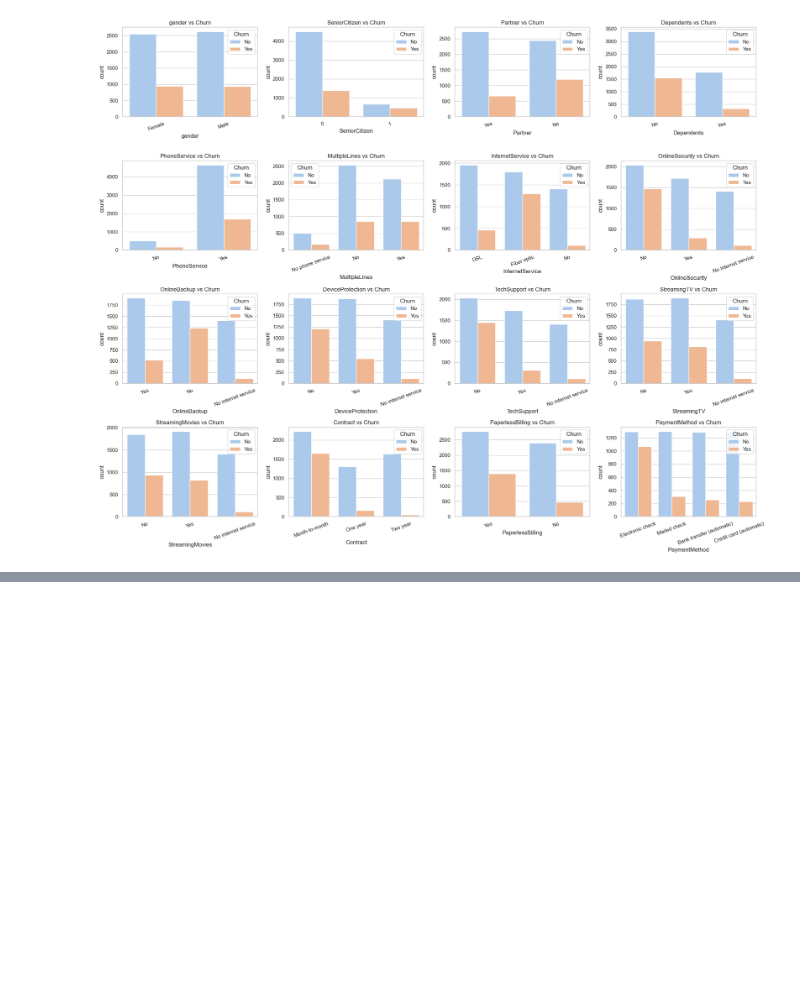
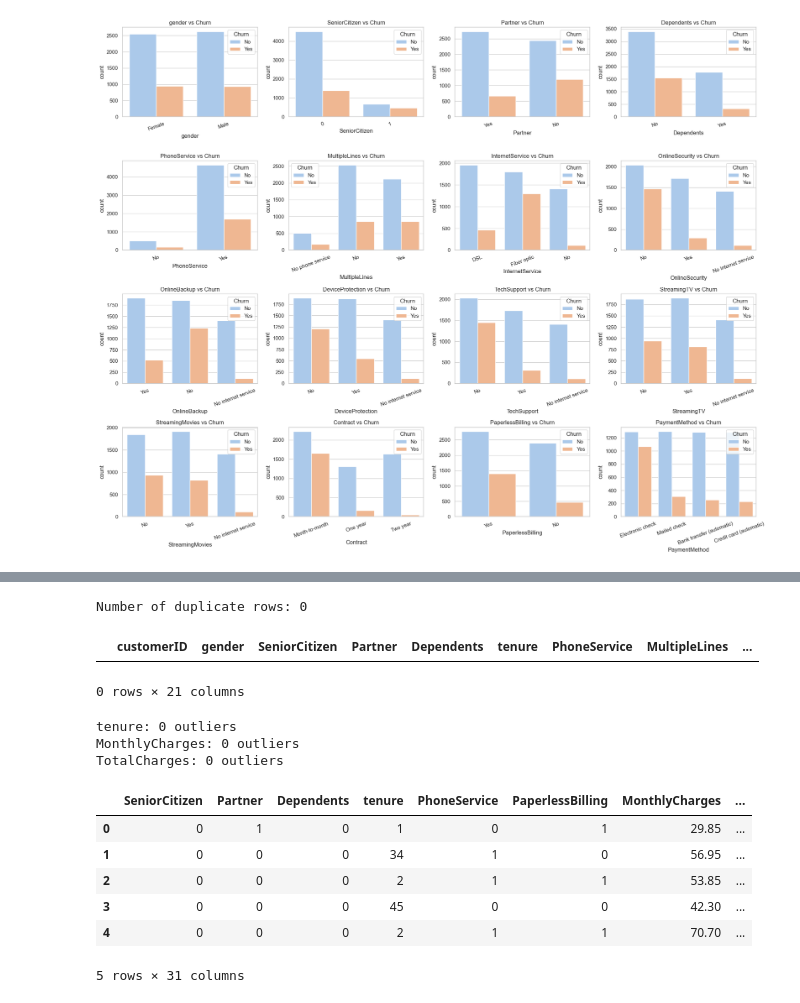
Before and after one commit to MinaMehdipoor/Telco-churn-prediction, a Jupyter notebook: main.ipynb, the cells around one changed output, grey strips where cells are left out. Drawn from its saved outputs; the diff is of its cells as text; code cells hidden in the pictures; blank space fills up the shorter version.

```diff
--- a/main.ipynb
+++ b/main.ipynb
@@ -190,0 +213,8 @@ Mailed check               0.807980  0.192020
+# %%
+duplicate_rows = df[df.duplicated(keep=False)]
+print(f"Number of duplicate rows: {duplicate_rows.shape[0]}")
+duplicate_rows
+# %% [output]
+Number of duplicate rows: 0
+|  | customerID | gender | SeniorCitizen | Partner | Dependents | tenure | PhoneService | MultipleLines | ... |
+0 rows × 21 columns
@@ -190,0 +223,41 @@ Mailed check               0.807980  0.192020
+# %%
+# Outlier detection
+for col in numeric_cols:
+    Q1 = df[col].quantile(0.25)
+    Q3 = df[col].quantile(0.75)
+    IQR = Q3 - Q1
+    lower_bound = Q1 - 1.5 * IQR
+    upper_bound = Q3 + 1.5 * IQR
+    outliers = df[(df[col] < lower_bound) | (df[col] > upper_bound)]
+    print(f"{col}: {outliers.shape[0]} outliers")
+# %% [output]
+tenure: 0 outliers
+MonthlyCharges: 0 outliers
+TotalCharges: 0 outliers
+# %%
+numeric_cols = ["tenure", "MonthlyCharges", "TotalCharges"]
+
+binary_cols = ["SeniorCitizen", "Partner", "Dependents", "PhoneService", "PaperlessBilling"]
+
+categorical_cols = ["gender", "MultipleLines", "InternetService", "OnlineSecurity", "OnlineBackup",
+"DeviceProtection", "TechSupport", "StreamingTV", "StreamingMovies", "Contract", "PaymentMethod"]
+# %%
+binary_mapping = {"Yes": 1, "No": 0}
+
+for col in binary_cols:
+    if df[col].dtype == "object":
+        df[col] = df[col].map(binary_mapping)
+
+df["Churn"] = df["Churn"].map({"Yes": 1, "No": 0})
+# %%
+# One-Hot Encoding
+df = pd.get_dummies(df, columns=categorical_cols, drop_first=True)
+df.head()
+# %% [output]
+|  | SeniorCitizen | Partner | Dependents | tenure | PhoneService | PaperlessBilling | MonthlyCharges | ... |
+| 0 | 0 | 1 | 0 | 1 | 0 | 1 | 29.85 | ... |
+| 1 | 0 | 0 | 0 | 34 | 1 | 0 | 56.95 | ... |
+| 2 | 0 | 0 | 0 | 2 | 1 | 1 | 53.85 | ... |
+| 3 | 0 | 0 | 0 | 45 | 0 | 0 | 42.30 | ... |
+| 4 | 0 | 0 | 0 | 2 | 1 | 1 | 70.70 | ... |
+5 rows × 31 columns
```
Also changed, not shown: parts of 10 cells of this notebook.
